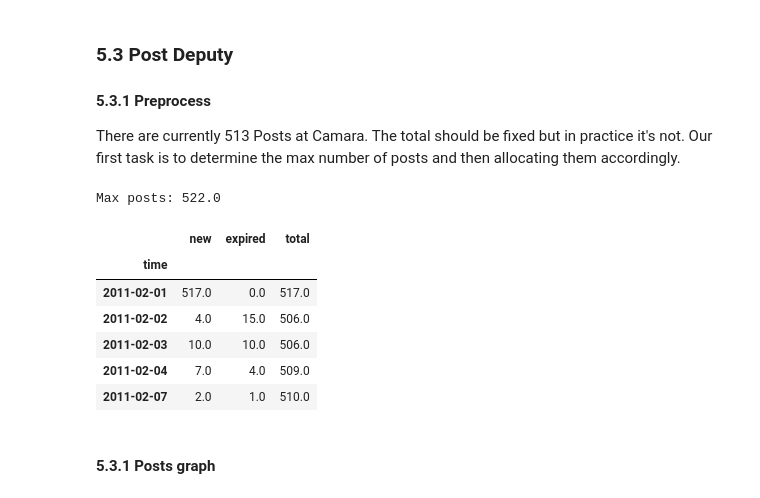
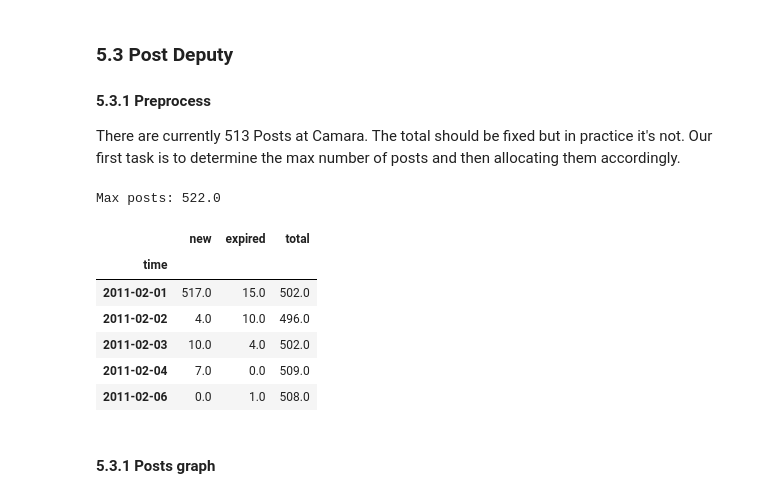
Before and after one commit to guilhermevarela/polare_scrapper, a Jupyter notebook: Congressmen.ipynb, the cells around one changed output. Drawn from its saved outputs; the diff is of its cells as text; code cells hidden in the pictures.

```diff
--- a/Congressmen.ipynb
+++ b/Congressmen.ipynb
@@ -97,6 +97,33 @@ found 671 congressmen.
 | 2 | None | 1954-04-26 | 74696 | ALBERTO PEREIRA MOURÃO | ALBERTO MOURÃO | ... |
 | 3 | None | 1962-04-25 | 136811 | JOSÉ ALFONSO EBERT HAMM | AFONSO HAMM | ... |
 | 4 | None | 1950-01-08 | 178835 | AFONSO ANTUNES DA MOTTA | AFONSO MOTTA | ... |
+# %%
+from datetime import datetime, timedelta
+
+def filter_memberships(membership_list, num_days):
+    filter_list = []
+    for membership_ in membership_list:
+        start_date = membership_['cam:startDate']
+        start_date = datetime.strptime(start_date, '%Y-%m-%d')
+
+        finish_date = membership_['cam:finishDate']
+        finish_date = datetime.strptime(finish_date, '%Y-%m-%d')
+
+        if (finish_date - start_date > timedelta(num_days)):
+            filter_list.append(membership_)
+
+    return filter_list
+
+def trim_finishdate(membership_list):
+    trimmed_list = []
+    for membership_ in membership_list:
+        finish_date = membership_['cam:finishDate']
+        finish_date = datetime.strptime(finish_date, '%Y-%m-%d')  \
+                        - timedelta(1)
+        membership_['cam:finishDate'] = finish_date.strftime("%Y-%m-%d")
+        trimmed_list.append(membership_)
+
+    return  trimmed_list
 # %% [markdown]
  ## 5. Congress Org
 
@@ -123,8 +150,10 @@ for cwm_d in congressmen_with_memberships:
                 memberships_d['org:role'] = DEPUTY_URI
                 memberships.append(memberships_d)
 
-
+print('len(memberships):', len(memberships))
 memberships = sorted(memberships, key=lambda x:x['cam:startDate'])
+memberships = trim_finishdate(memberships)
+# print('len(filter_memberships):', len(memberships))
 df = pd.DataFrame.from_dict(memberships)
 print('number of memberships:{:}'.format(df.shape[0]))
 df.head()
@@ -155,34 +185,35 @@ There are currently 513 Posts at Camara. The total should be fixed but in practi
 # %%
 memberships = sorted(memberships, key=lambda x:x['cam:startDate'])
 df = pd.DataFrame.from_dict(memberships)
 
 def cumsum(lis):
     total = 0
     for x in lis:
         total += x
         yield total
 
 ts_open = pd.pivot_table(df, index='cam:startDate',aggfunc=len)['cam:finishDate']
 ts_open.index.names = ['time']
 ts_open.name = 'new'
 
 ts_close = pd.pivot_table(df, index='cam:finishDate',aggfunc=len)['cam:startDate']
 ts_close.index.names = ['time']
 ts_close.name = 'expired'
 
 df = ts_open.to_frame().join(ts_close.to_frame(), how='outer').fillna(0)
 df['total'] = list(cumsum(df['new'] - df['expired']))
 print('Max posts:', max(df['total']))
+df.to_csv('totals.csv', sep=';', encoding='utf-8', index=None)
 df.head()
 # %% [output]
 Max posts: 522.0
 |  | new | expired | total |
 | time |  |  |  |
-| 2011-02-01 | 517.0 | 0.0 | 517.0 |
-| 2011-02-02 | 4.0 | 15.0 | 506.0 |
-| 2011-02-03 | 10.0 | 10.0 | 506.0 |
-| 2011-02-04 | 7.0 | 4.0 | 509.0 |
-| 2011-02-07 | 2.0 | 1.0 | 510.0 |
+| 2011-02-01 | 517.0 | 15.0 | 502.0 |
+| 2011-02-02 | 4.0 | 10.0 | 496.0 |
+| 2011-02-03 | 10.0 | 4.0 | 502.0 |
+| 2011-02-04 | 7.0 | 0.0 | 509.0 |
+| 2011-02-06 | 0.0 | 1.0 | 508.0 |
 # %% [markdown]
  #### 5.3.1 Posts graph
 # %%
```
Also changed, not shown: parts of 2 cells of this notebook, 7 other files.
